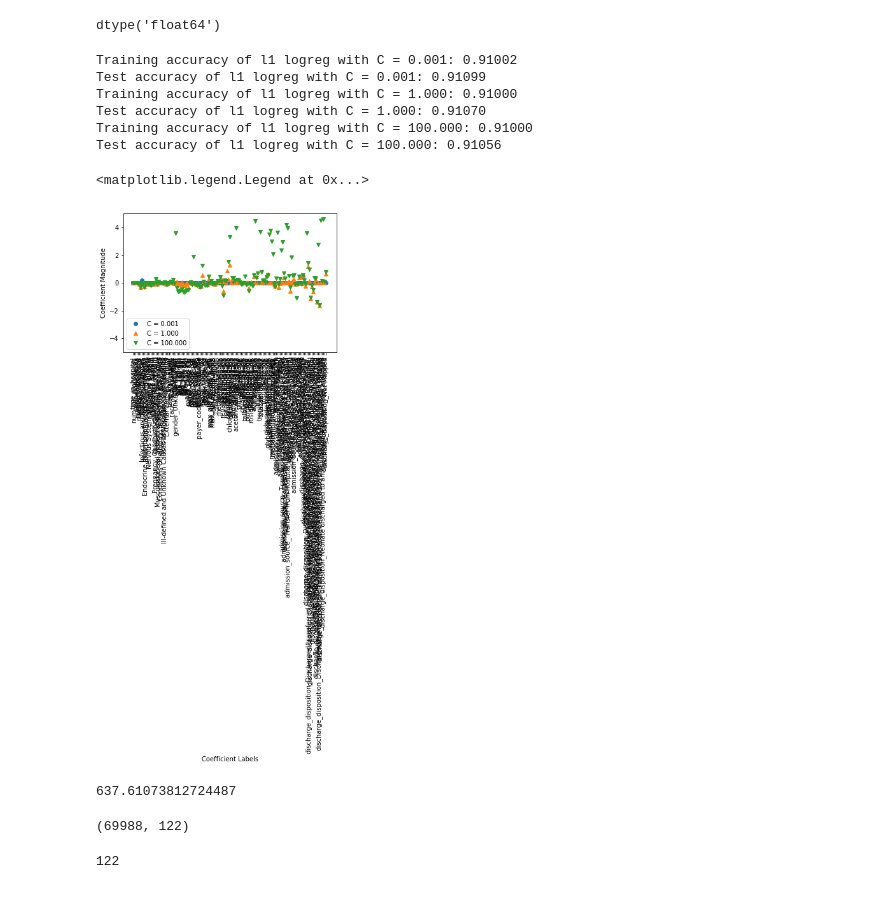
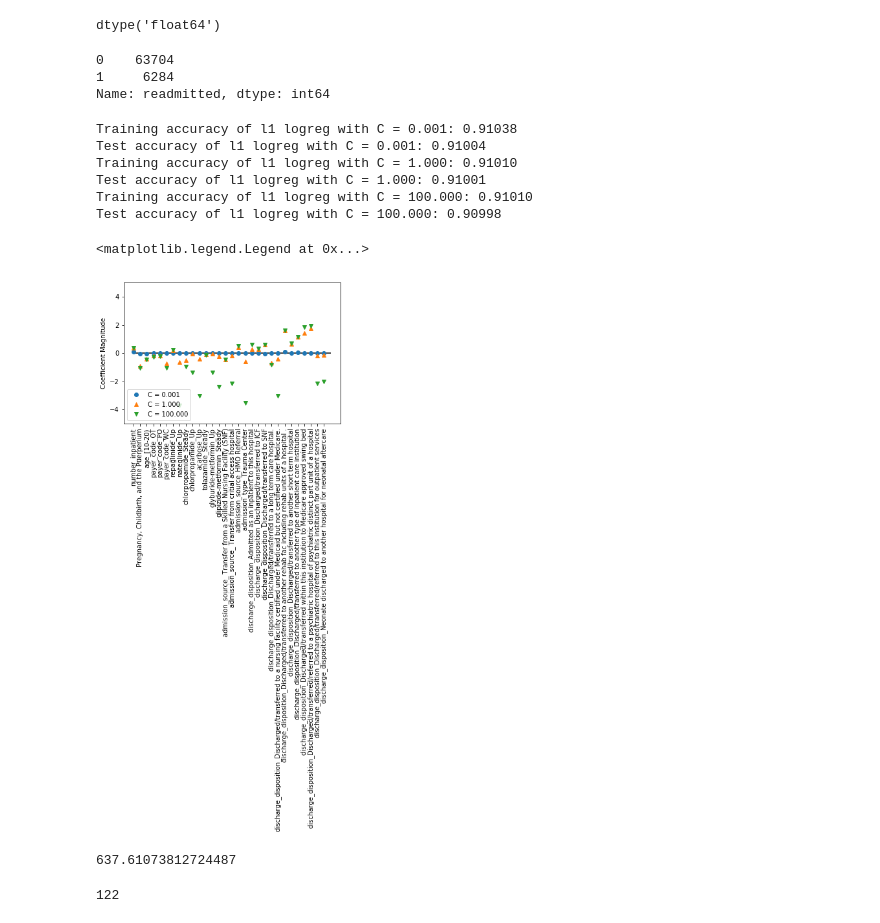
Before and after one commit to bigdata-i523/hid331, a Jupyter notebook: project/project.ipynb, the cells around one changed output. Cells and saved outputs as stored; diff of their text form; code cells hidden in the pictures.

```diff
--- a/project/project.ipynb
+++ b/project/project.ipynb
@@ -548,38 +565,42 @@ dtype('int64')
 np.asarray(X.astype(float)).dtype
 # %% [output]
 dtype('float64')
+# %%
+y.value_counts()
+# %% [output]
+0    63704
+1     6284
+Name: readmitted, dtype: int64
 # %%
+X_train, X_test, y_train, y_test = train_test_split(X2, y, test_size = 0.5, random_state = 0)
+
 for C, marker in zip([0.001, 1.0, 100.0], ['o','^','v']):
-    lr_l1 = LogisticRegression(C = C, penalty = 'l1').fit(X_train, y_train)
+    lr_l1 = LogisticRegression(C = C, penalty = 'l2').fit(X_train, y_train)
     print('Training accuracy of l1 logreg with C = {:.3f}: {:.5f}'.format(C, lr_l1.score(X_train, y_train)))
     print('Test accuracy of l1 logreg with C = {:.3f}: {:.5f}'.format(C, lr_l1.score(X_test, y_test)))
 
     plt.plot(lr_l1.coef_.T, marker, label = 'C = {:.3f}'.format(C))
 
-plt.xticks(range(df[feature_cols].shape[1]), df[feature_cols].columns.values, rotation = 90)
-plt.hlines(0,0,df[feature_cols].shape[1])
-plt.xlabel('Coefficient Labels')
+plt.xticks(range(X2.shape[1]), X2.columns.values, rotation = 90)
+plt.hlines(0,0, X2.shape[1])
+#plt.xlabel('Coefficient Labels')
 plt.ylabel('Coefficient Magnitude')
 
 plt.ylim(-5,5)
 plt.legend(loc = 3)
 # %% [output]
-Training accuracy of l1 logreg with C = 0.001: 0.91002
-Test accuracy of l1 logreg with C = 0.001: 0.91099
-Training accuracy of l1 logreg with C = 1.000: 0.91000
-Test accuracy of l1 logreg with C = 1.000: 0.91070
-Training accuracy of l1 logreg with C = 100.000: 0.91000
-Test accuracy of l1 logreg with C = 100.000: 0.91056
+Training accuracy of l1 logreg with C = 0.001: 0.91038
+Test accuracy of l1 logreg with C = 0.001: 0.91004
+Training accuracy of l1 logreg with C = 1.000: 0.91010
+Test accuracy of l1 logreg with C = 1.000: 0.91001
+Training accuracy of l1 logreg with C = 100.000: 0.91010
+Test accuracy of l1 logreg with C = 100.000: 0.90998
 <matplotlib.legend.Legend at 0x...>
-[figure, old version]
+[figure, new version]
 # %%
 np.linalg.cond(X)
 # %% [output]
 637.61073812724487
-# %%
-X.shape
-# %% [output]
-(69988, 122)
 # %%
 np.linalg.matrix_rank(X)
 # %% [output]
```
Also changed, not shown: parts of 9 cells of this notebook.
